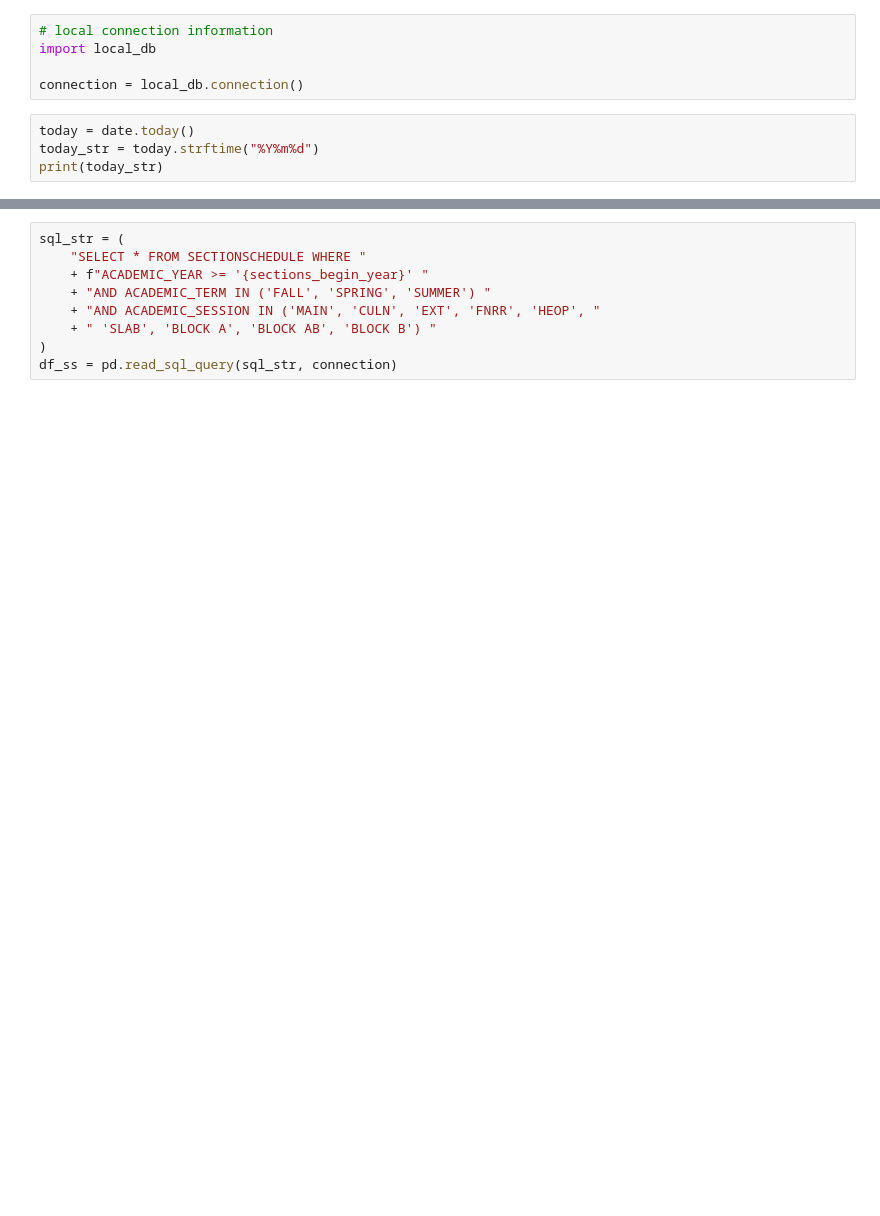
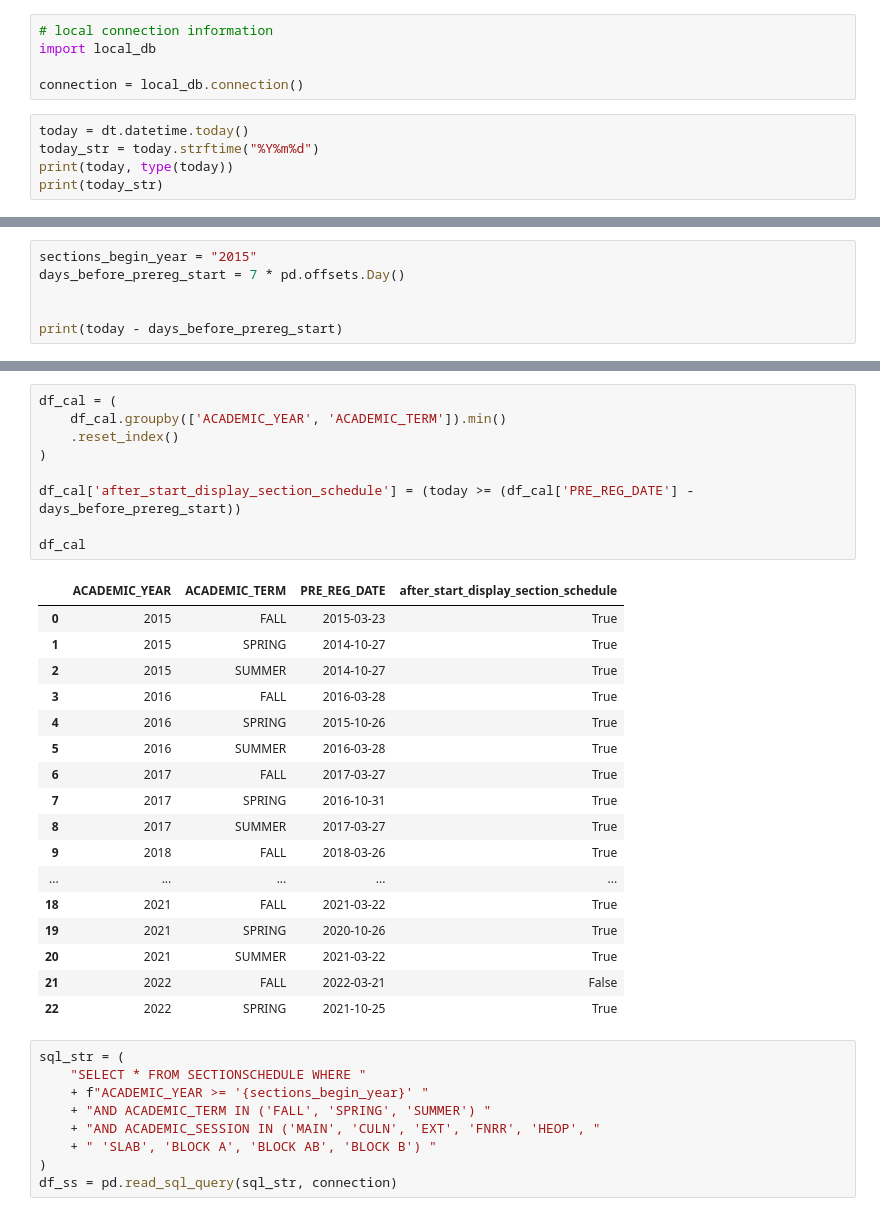
Before and after one commit to JeffWalton-PSC/Starfish, a Jupyter notebook: DegreePlanner/section_schedules/section_schedules.ipynb, the cells around one changed output, grey strips where cells are left out. Cells and saved outputs as stored; diff of their text form; blank space fills up the shorter version.

```diff
--- a/DegreePlanner/section_schedules/section_schedules.ipynb
+++ b/DegreePlanner/section_schedules/section_schedules.ipynb
@@ -8,7 +8,8 @@ import local_db
 
 connection = local_db.connection()
 # %%
-today = date.today()
+today = dt.datetime.today()
 today_str = today.strftime("%Y%m%d")
+print(today, type(today))
 print(today_str)
 # %% [output]
@@ -17,0 +18,6 @@ sections_begin_year = "2011"
+# %%
+sections_begin_year = "2015"
+days_before_prereg_start = 7 * pd.offsets.Day()
+
+
+print(today - days_before_prereg_start)
@@ -18,3 +58,30 @@ sections_begin_year = "2011"
+# %%
+df_cal = (
+    df_cal.groupby(['ACADEMIC_YEAR', 'ACADEMIC_TERM']).min()
+    .reset_index()
+)
+
+df_cal['after_start_display_section_schedule'] = (today >= (df_cal['PRE_REG_DATE'] - days_before_prereg_start))
+
+df_cal
+# %% [output]
+|  | ACADEMIC_YEAR | ACADEMIC_TERM | PRE_REG_DATE | after_start_display_section_schedule |
+| 0 | 2015 | FALL | 2015-03-23 | True |
+| 1 | 2015 | SPRING | 2014-10-27 | True |
+| 2 | 2015 | SUMMER | 2014-10-27 | True |
+| 3 | 2016 | FALL | 2016-03-28 | True |
+| 4 | 2016 | SPRING | 2015-10-26 | True |
+| 5 | 2016 | SUMMER | 2016-03-28 | True |
+| 6 | 2017 | FALL | 2017-03-27 | True |
+| 7 | 2017 | SPRING | 2016-10-31 | True |
+| 8 | 2017 | SUMMER | 2017-03-27 | True |
+| 9 | 2018 | FALL | 2018-03-26 | True |
+| ... | ... | ... | ... | ... |
+| 18 | 2021 | FALL | 2021-03-22 | True |
+| 19 | 2021 | SPRING | 2020-10-26 | True |
+| 20 | 2021 | SUMMER | 2021-03-22 | True |
+| 21 | 2022 | FALL | 2022-03-21 | False |
+| 22 | 2022 | SPRING | 2021-10-25 | True |
 # %%
 sql_str = (
     "SELECT * FROM SECTIONSCHEDULE WHERE "
```
Also changed, not shown: parts of 26 cells of this notebook, 2 other files.
